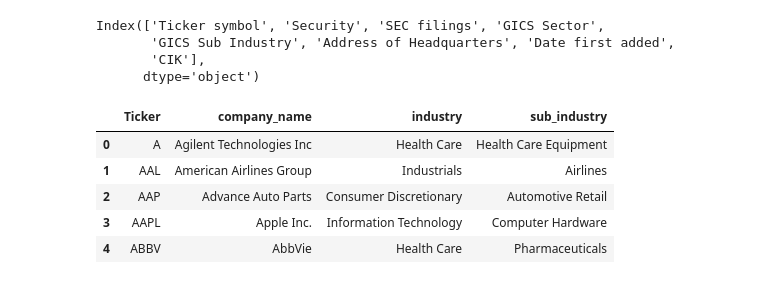
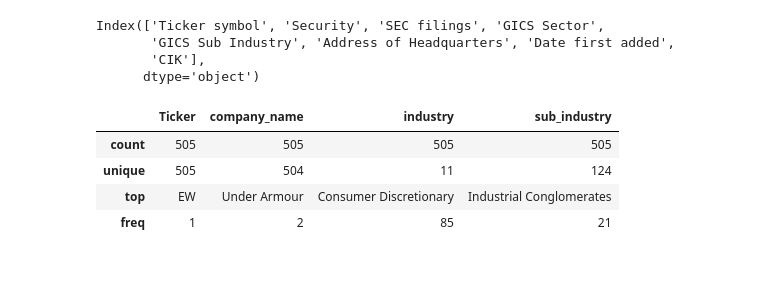
Before and after one commit to colinscampbell/project-2-group-1, a Jupyter notebook: ETL-securities_v2.ipynb, the cells around one changed output. Saved outputs shown, nothing was run; the diff lists cells and outputs as text; code cells hidden in the pictures.

```diff
--- a/ETL-securities_v2.ipynb
+++ b/ETL-securities_v2.ipynb
@@ -34,11 +34,10 @@ securities_transformed = securities_transformed.sort_values(by=['Ticker symbol']
 # %%
 securities_transformed.columns = ['Ticker', 'company_name', 'industry', 'sub_industry']
 # %%
-securities_transformed.head()
+securities_transformed.describe()
 # %% [output]
 |  | Ticker | company_name | industry | sub_industry |
-| 0 | A | Agilent Technologies Inc | Health Care | Health Care Equipment |
-| 1 | AAL | American Airlines Group | Industrials | Airlines |
-| 2 | AAP | Advance Auto Parts | Consumer Discretionary | Automotive Retail |
-| 3 | AAPL | Apple Inc. | Information Technology | Computer Hardware |
-| 4 | ABBV | AbbVie | Health Care | Pharmaceuticals |
+| count | 505 | 505 | 505 | 505 |
+| unique | 505 | 504 | 11 | 124 |
+| top | EW | Under Armour | Consumer Discretionary | Industrial Conglomerates |
+| freq | 1 | 2 | 85 | 21 |
```
Also changed, not shown: parts of 6 cells of this notebook, 1 other file.
